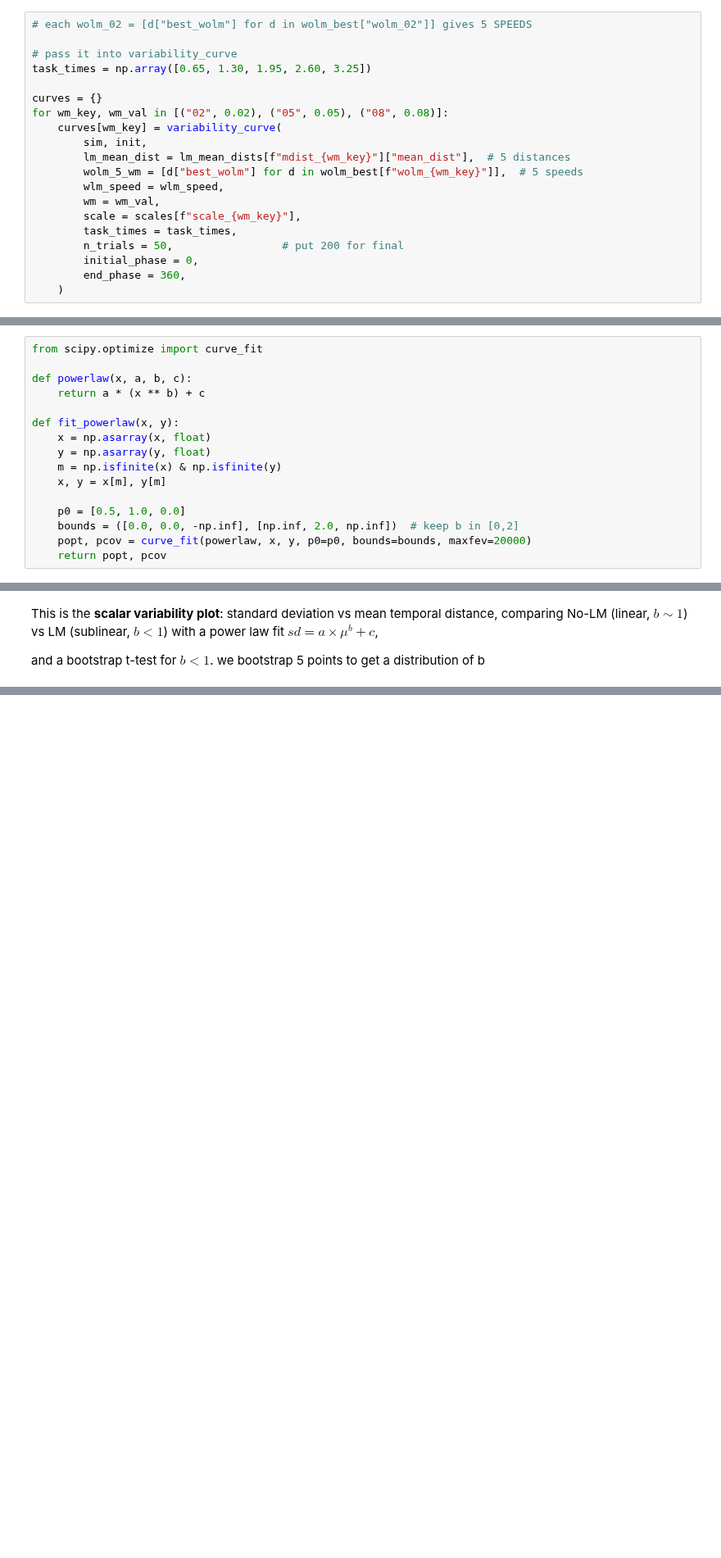
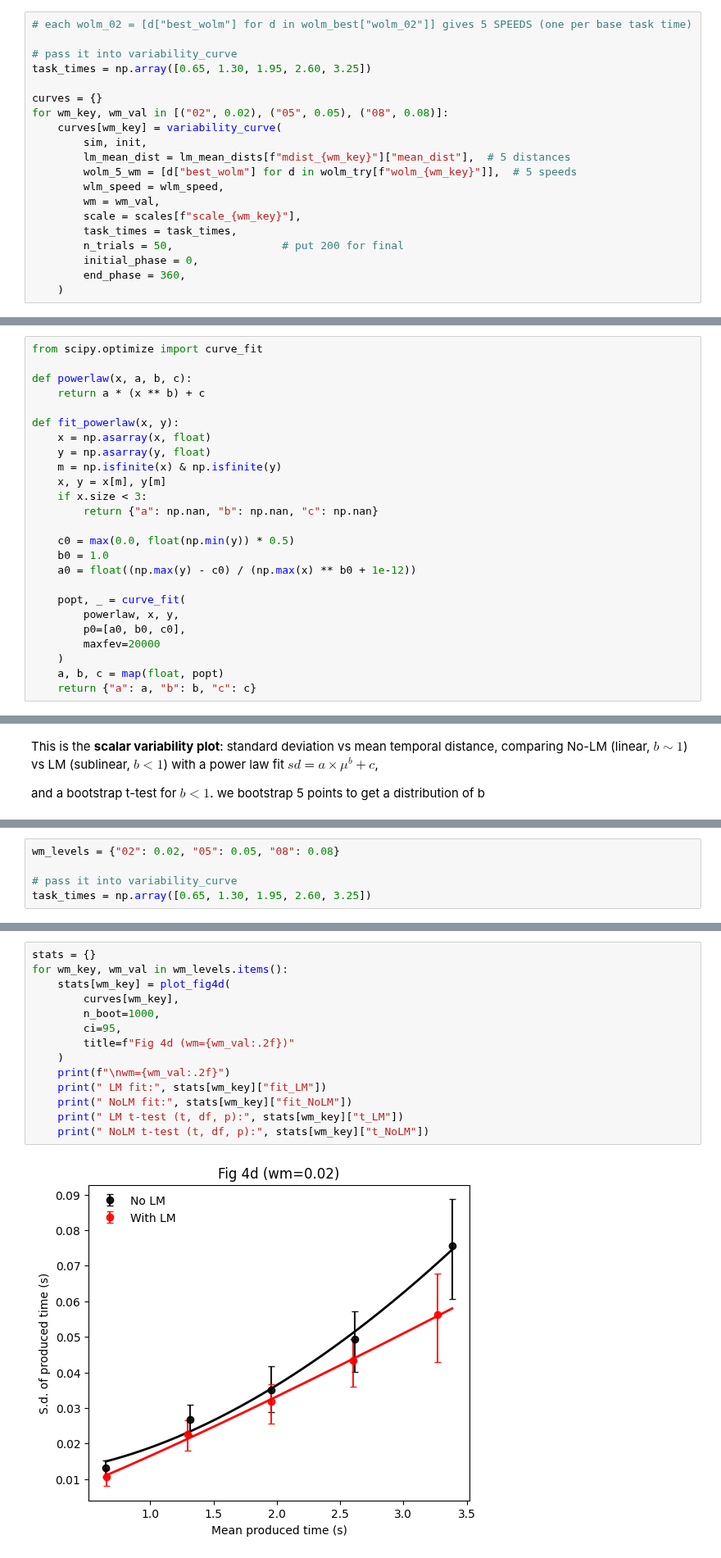
Before and after one commit to claramont/mental-navigation, a Jupyter notebook: src/mental_navigation/CAN/CAN_notebook.ipynb, the cells around one changed output, grey strips where cells are left out. Shown at 82% size. Drawn from its saved outputs; the diff is of its cells as text; blank space fills up the shorter version.

```diff
--- a/src/mental_navigation/CAN/CAN_notebook.ipynb
+++ b/src/mental_navigation/CAN/CAN_notebook.ipynb
@@ -1653,7 +1628,7 @@ def variability_curve(
         "NoLM_samples": nolm_samples,
     }
 # %%
-# each wolm_02 = [d["best_wolm"] for d in wolm_best["wolm_02"]] gives 5 SPEEDS
+# each wolm_02 = [d["best_wolm"] for d in wolm_best["wolm_02"]] gives 5 SPEEDS (one per base task time)
 
 # pass it into variability_curve
 task_times = np.array([0.65, 1.30, 1.95, 2.60, 3.25])
@@ -1663,7 +1638,7 @@ for wm_key, wm_val in [("02", 0.02), ("05", 0.05), ("08", 0.08)]:
     curves[wm_key] = variability_curve(
         sim, init,
         lm_mean_dist = lm_mean_dists[f"mdist_{wm_key}"]["mean_dist"],  # 5 distances
-        wolm_5_wm = [d["best_wolm"] for d in wolm_best[f"wolm_{wm_key}"]],  # 5 speeds
+        wolm_5_wm = [d["best_wolm"] for d in wolm_try[f"wolm_{wm_key}"]],  # 5 speeds
         wlm_speed = wlm_speed,
         wm = wm_val,
         scale = scales[f"scale_{wm_key}"],
@@ -1723,8 +1740,17 @@ def fit_powerlaw(x, y):
     y = np.asarray(y, float)
     m = np.isfinite(x) & np.isfinite(y)
     x, y = x[m], y[m]
+    if x.size < 3:
+        return {"a": np.nan, "b": np.nan, "c": np.nan}
 
-    p0 = [0.5, 1.0, 0.0]
-    bounds = ([0.0, 0.0, -np.inf], [np.inf, 2.0, np.inf])  # keep b in [0,2]
-    popt, pcov = curve_fit(powerlaw, x, y, p0=p0, bounds=bounds, maxfev=20000)
-    return popt, pcov
+    c0 = max(0.0, float(np.min(y)) * 0.5)
+    b0 = 1.0
+    a0 = float((np.max(y) - c0) / (np.max(x) ** b0 + 1e-12))
+
+    popt, _ = curve_fit(
+        powerlaw, x, y,
+        p0=[a0, b0, c0],
+        maxfev=20000
+    )
+    a, b, c = map(float, popt)
+    return {"a": a, "b": b, "c": c}
@@ -1881,0 +1959,5 @@ def plot_mean_matching(curve_dict, title=None):
+# %%
+wm_levels = {"02": 0.02, "05": 0.05, "08": 0.08}
+
+# pass it into variability_curve
+task_times = np.array([0.65, 1.30, 1.95, 2.60, 3.25])
@@ -1881,0 +1984,16 @@ def plot_mean_matching(curve_dict, title=None):
+# %%
+stats = {}
+for wm_key, wm_val in wm_levels.items():
+    stats[wm_key] = plot_fig4d(
+        curves[wm_key],
+        n_boot=1000,
+        ci=95,
+        title=f"Fig 4d (wm={wm_val:.2f})"
+    )
+    print(f"\nwm={wm_val:.2f}")
+    print(" LM fit:", stats[wm_key]["fit_LM"])
+    print(" NoLM fit:", stats[wm_key]["fit_NoLM"])
+    print(" LM t-test (t, df, p):", stats[wm_key]["t_LM"])
+    print(" NoLM t-test (t, df, p):", stats[wm_key]["t_NoLM"])
+# %% [output]
+[figure, added]
```
Also changed, not shown: parts of 58 cells of this notebook, 3 other files.
